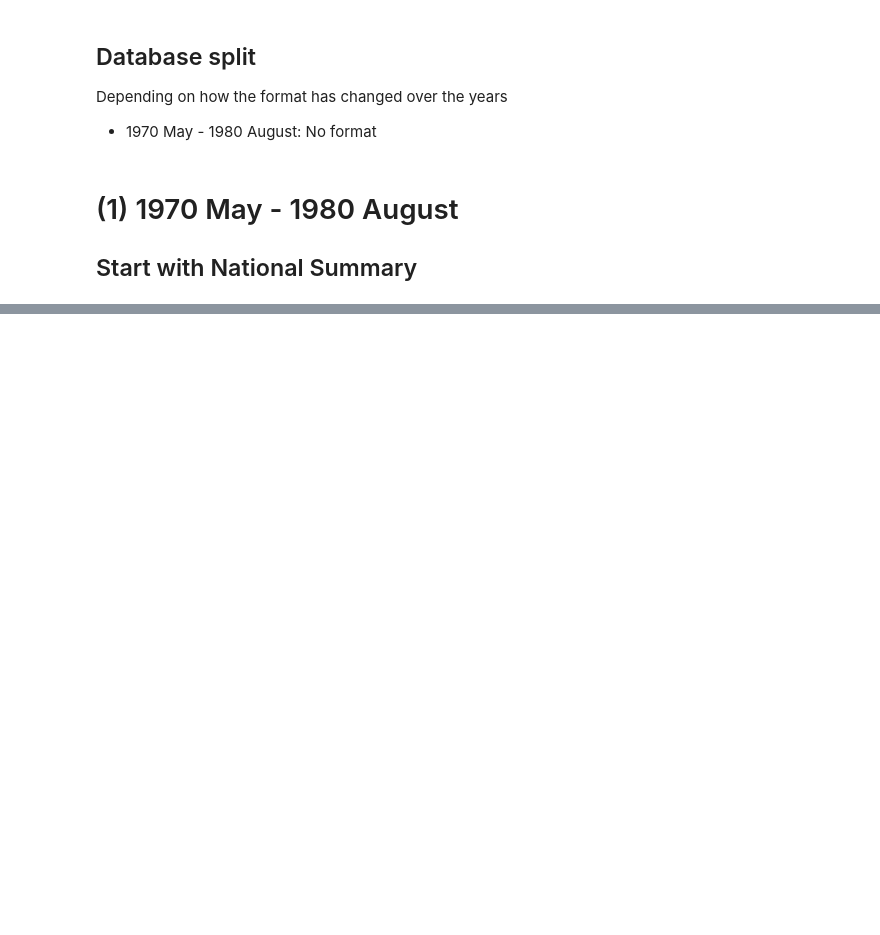
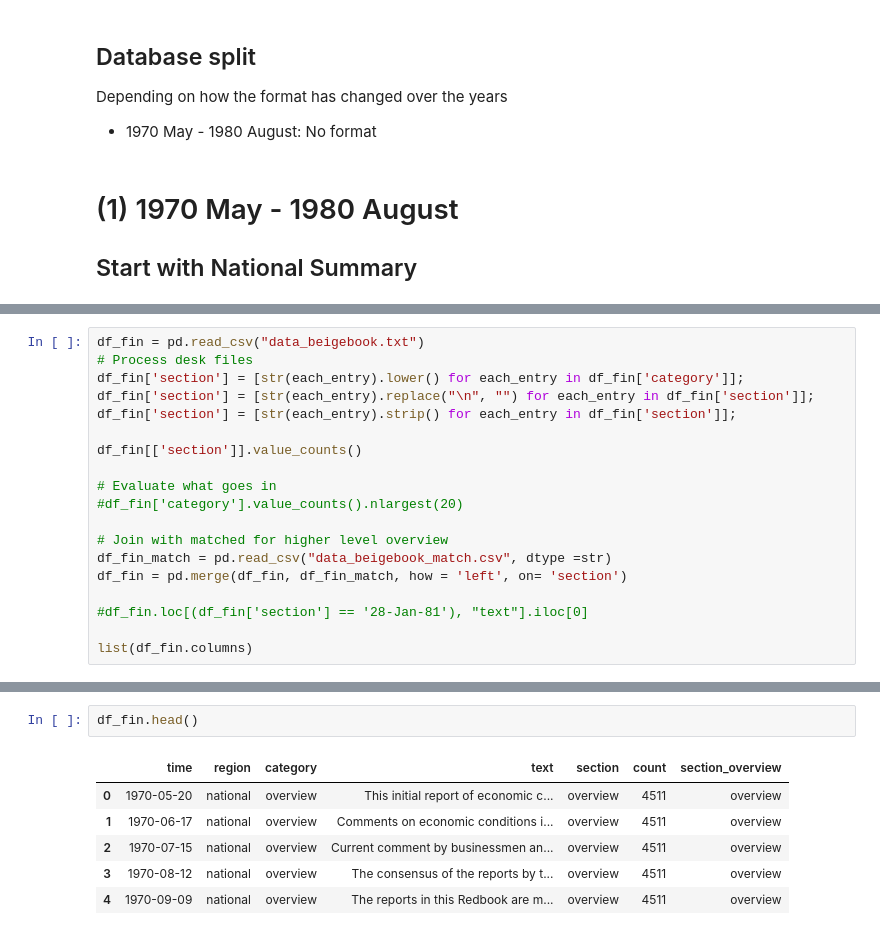
Before and after one commit to justinjjlee/Thread-620, a Jupyter notebook: src/dev_textpull.ipynb, the cells around one changed output, grey strips where cells are left out. Saved outputs shown, nothing was run; the diff lists cells and outputs as text; blank space fills up the shorter version.

Commit message:
Addition
Addition - data pull completion

```diff
--- a/src/dev_textpull.ipynb
+++ b/src/dev_textpull.ipynb
@@ -222,0 +41,19 @@ df
+# %%
+df_fin = pd.read_csv("data_beigebook.txt")
+# Process desk files
+df_fin['section'] = [str(each_entry).lower() for each_entry in df_fin['category']];
+df_fin['section'] = [str(each_entry).replace("\n", "") for each_entry in df_fin['section']];
+df_fin['section'] = [str(each_entry).strip() for each_entry in df_fin['section']];
+
+df_fin[['section']].value_counts()
+
+# Evaluate what goes in
+#df_fin['category'].value_counts().nlargest(20)
+
+# Join with matched for higher level overview
+df_fin_match = pd.read_csv("data_beigebook_match.csv", dtype =str)
+df_fin = pd.merge(df_fin, df_fin_match, how = 'left', on= 'section')
+
+#df_fin.loc[(df_fin['section'] == '28-Jan-81'), "text"].iloc[0]
+
+list(df_fin.columns)
@@ -222,0 +78,9 @@ df
+# %%
+df_fin.head()
+# %% [output]
+|  | time | region | category | text | section | count | section_overview |
+| 0 | 1970-05-20 | national | overview | This initial report of economic c... | overview | 4511 | overview |
+| 1 | 1970-06-17 | national | overview | Comments on economic conditions i... | overview | 4511 | overview |
+| 2 | 1970-07-15 | national | overview | Current comment by businessmen an... | overview | 4511 | overview |
+| 3 | 1970-08-12 | national | overview | The consensus of the reports by t... | overview | 4511 | overview |
+| 4 | 1970-09-09 | national | overview | The reports in this Redbook are m... | overview | 4511 | overview |
```
Also changed, not shown: parts of 27 cells of this notebook, 5 other files.
